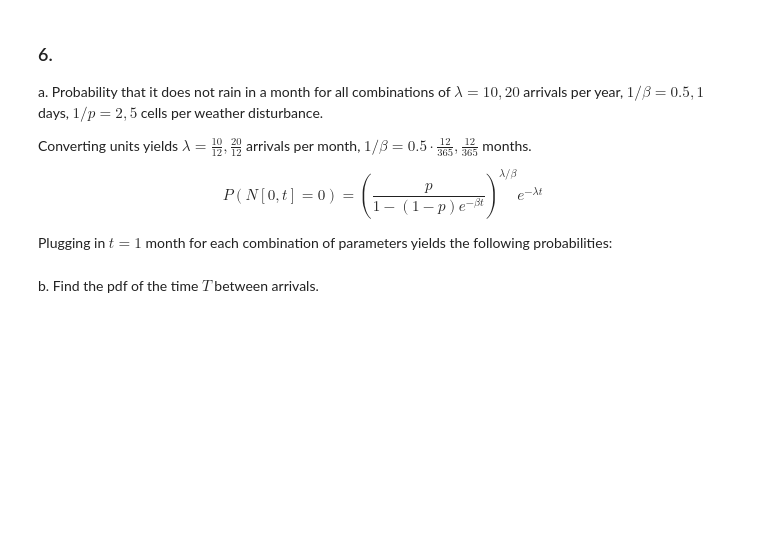
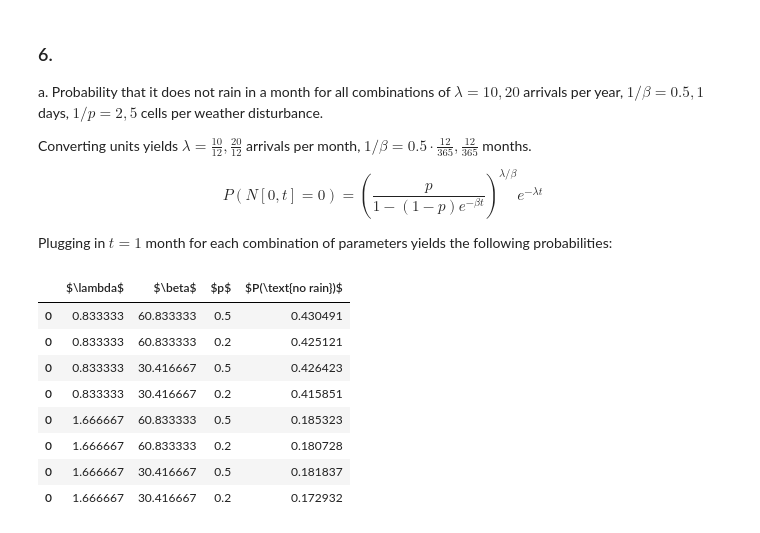
Before and after one commit to klarrieu/HYD142, a Jupyter notebook: Exam.ipynb, the cells around one changed output. Saved outputs shown, nothing was run; the diff lists cells and outputs as text; code cells hidden in the pictures; blank space fills up the shorter version.

```diff
--- a/Exam.ipynb
+++ b/Exam.ipynb
@@ -244,5 +244,32 @@ Converting units yields $\lambda = \frac{10}{12}, \frac{20}{12}$ arrivals per mo
 $$P(N[0, t] = 0) = \left(\frac{p}{1 - (1-p)e^{-\beta t}}\right)^{\lambda/\beta} e^{-\lambda t}$$
 
 Plugging in $t = 1$ month for each combination of parameters yields the following probabilities:
-# %% [markdown]
-b. Find the pdf of the time $T$ between arrivals.
+# %%
+import numpy as np
+import pandas as pd
+
+lambdas = [10.0/12, 20.0/12]
+betas = [365/6.0, 365/12.0]
+ps = [1.0/2, 1.0/5]
+
+df = pd.DataFrame(columns=[r'$\lambda$', r'$\beta$', r'$p$', r'$P(\text{no rain})$'])
+
+for lamb in lambdas:
+    for beta in betas:
+        for p in ps:
+            no_rain = ((p)/(1 - (1 - p) * np.exp(-beta*1)))**(lamb/beta) * np.exp(-lamb*1)
+            row = pd.DataFrame([[lamb, beta, p, no_rain]], columns=df.columns.tolist())
+            df = df.append(row)
+
+df = df.round(6)
+df
+# %% [output]
+|  | $\lambda$ | $\beta$ | $p$ | $P(\text{no rain})$ |
+| 0 | 0.833333 | 60.833333 | 0.5 | 0.430491 |
+| 0 | 0.833333 | 60.833333 | 0.2 | 0.425121 |
+| 0 | 0.833333 | 30.416667 | 0.5 | 0.426423 |
+| 0 | 0.833333 | 30.416667 | 0.2 | 0.415851 |
+| 0 | 1.666667 | 60.833333 | 0.5 | 0.185323 |
+| 0 | 1.666667 | 60.833333 | 0.2 | 0.180728 |
+| 0 | 1.666667 | 30.416667 | 0.5 | 0.181837 |
+| 0 | 1.666667 | 30.416667 | 0.2 | 0.172932 |
```
Also changed, not shown: parts of 1 cell of this notebook.
